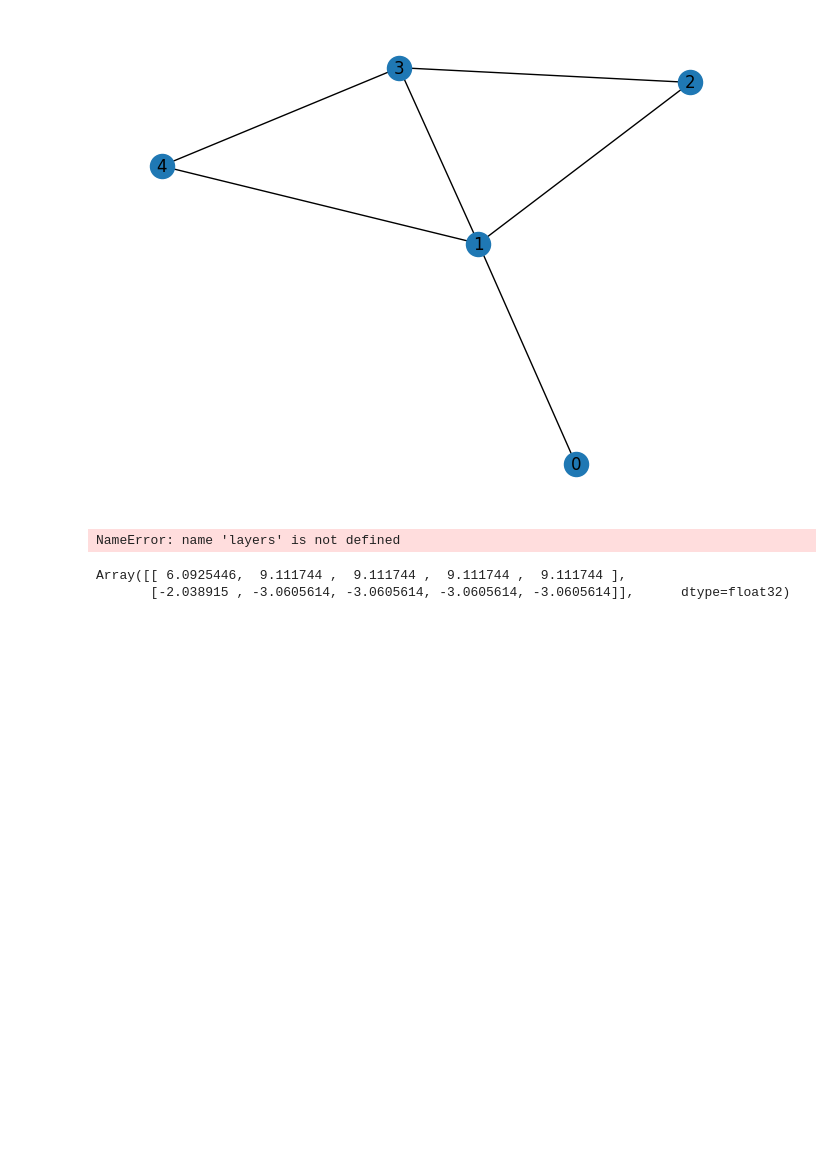
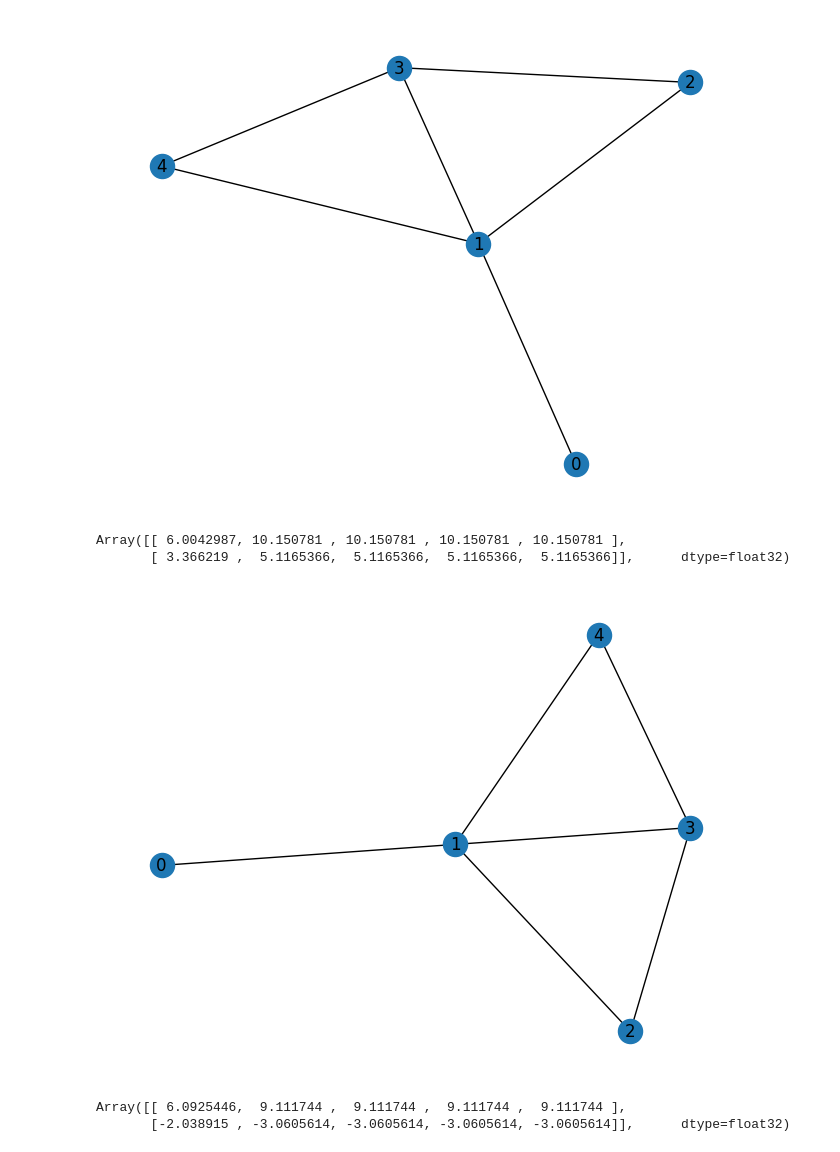
Before and after one commit to paranoidandroid1997/look-at-this-graph, a Jupyter notebook: main.ipynb, the cells around one changed output. Cells and saved outputs as stored; diff of their text form; code cells hidden in the pictures; blank space fills up the shorter version.

Commit message:
actual randomness?

```diff
--- a/main.ipynb
+++ b/main.ipynb
@@ -139,36 +139,38 @@ class GNN(eqx.Module):
             self.layers.append(new_block)
 
     def __call__(self, N, E, U):
         for layer in self.layers:
             N, E, U = layer(N, E, U)
 
         return N, E, U
 
 
 
 
 batch_size = 1
 N_in_size = 2
 N_out_size = 2
 E_in_size = 2
 E_out_size = 2
 U_in_size = 2
 U_out_size = 2
 
 
 # Using 1 key might be sus need to learn more.
-key = jax.random.PRNGKey(0)
+key = jax.random.PRNGKey(1)
 
-model = GNN(key)
+model = GNN(key, 6)
 
 new_N, new_E, new_U = model(N, E, U)
 
 G_3 = reconstructNEALU(new_N, new_E, AL, new_U)
 nx.draw(G_3, with_labels=True)
 
 new_N
 # %% [output]
-NameError: name 'layers' is not defined
+Array([[ 6.0042987, 10.150781 , 10.150781 , 10.150781 , 10.150781 ],
+       [ 3.366219 ,  5.1165366,  5.1165366,  5.1165366,  5.1165366]],      dtype=float32)
+[figure, added]
 # %%
 # %% [output]
 Array([[ 6.0925446,  9.111744 ,  9.111744 ,  9.111744 ,  9.111744 ],
```
